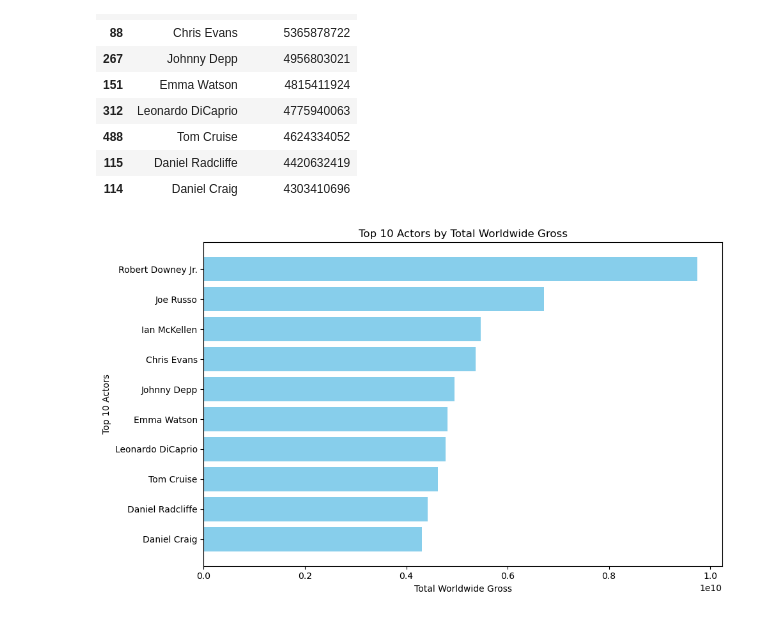
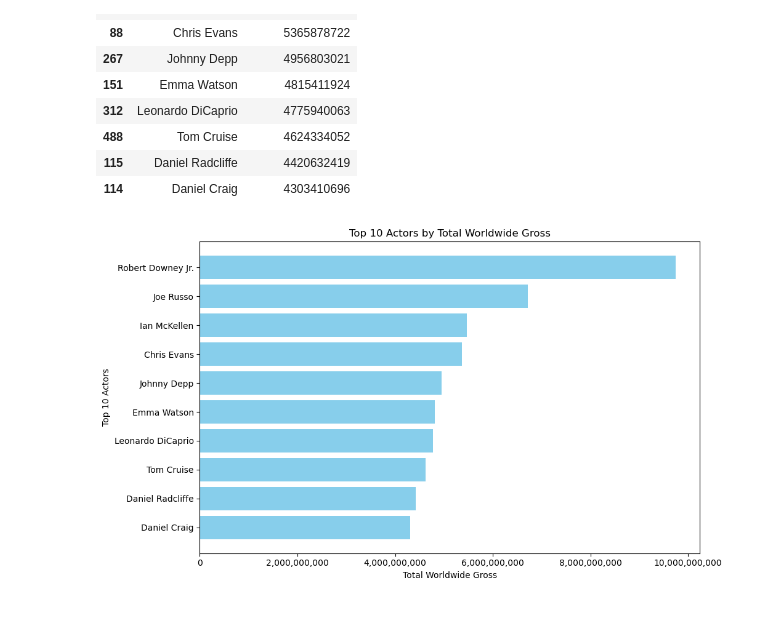
Before and after one commit to endoplasmicosmic/Movie-Success-Analytics, a Jupyter notebook: movie_sanem.ipynb, the cells around one changed output. Saved outputs shown, nothing was run; the diff lists cells and outputs as text; code cells hidden in the pictures.

```diff
--- a/movie_sanem.ipynb
+++ b/movie_sanem.ipynb
@@ -106,17 +106,18 @@ actor_sales_df_sorted.head(10)
 # %%
 # Top 10 Actors by Total Worldwide Gross - Barh Chart
 top_actors = actor_sales_df_sorted.head(10)
 plt.figure(figsize=(10, 6))
 plt.barh(top_actors['Actor'], top_actors['Worldwide Gross'], color='skyblue')
 plt.xlabel('Total Worldwide Gross')
 plt.ylabel('Top 10 Actors')
 plt.title('Top 10 Actors by Total Worldwide Gross')
 plt.gca().invert_yaxis()
 plt.tight_layout()
+plt.gca().xaxis.set_major_formatter(ticker.FuncFormatter(lambda x, pos: f'{int(x):,}'))
 plt.savefig('movie_analysis_visualizations/actor_vs_worldwide_sales.png')
 plt.show()
 # %% [output]
-[figure, old version]
+[figure, new version]
 # %%
 # MPAA Rating vs. Worldwide Sales - Box Plot
 plt.figure(figsize=(10, 6))
```
Also changed, not shown: parts of 2 cells of this notebook, 6 other files.
